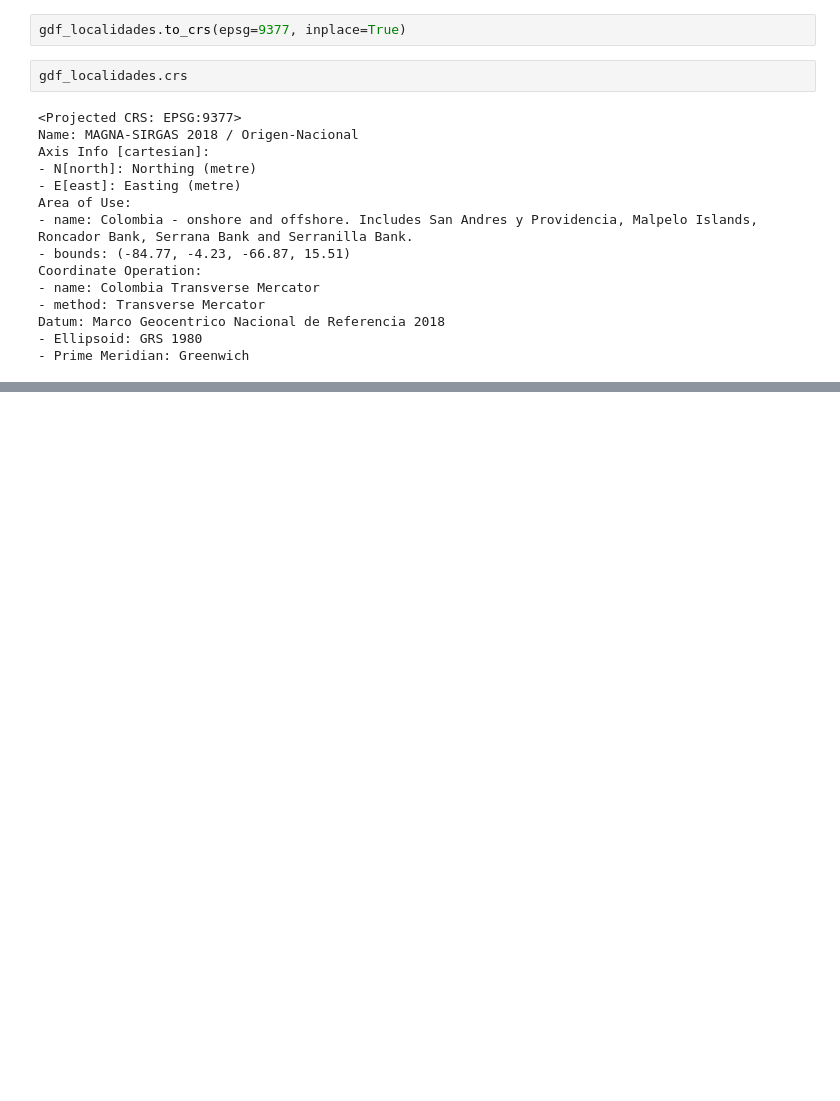
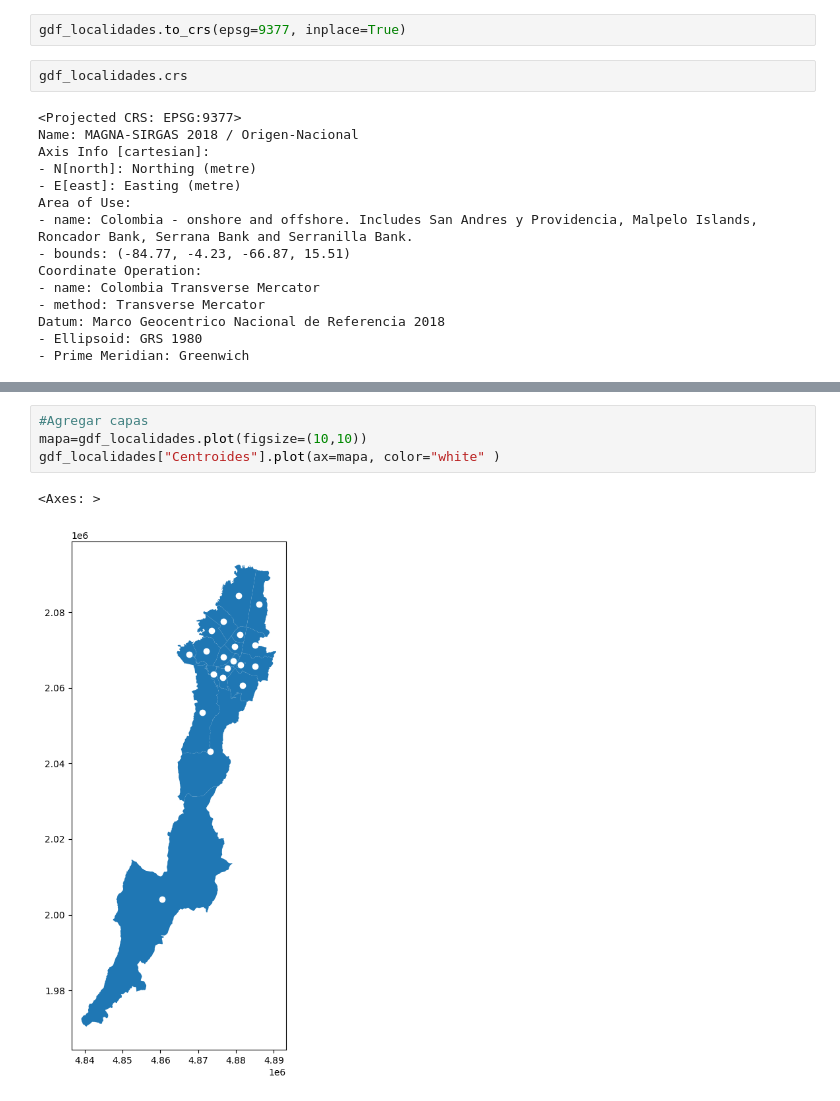
Before and after one commit to galindovil/geopandas, a Jupyter notebook: IntroGeopandas2024_04_29.ipynb, the cells around one changed output, grey strips where cells are left out. Cells and saved outputs as stored; diff of their text form; blank space fills up the shorter version.

```diff
--- a/IntroGeopandas2024_04_29.ipynb
+++ b/IntroGeopandas2024_04_29.ipynb
@@ -158,0 +189,7 @@ gdf = gpd.GeoDataFrame(geometry=[punto])
+# %%
+#Agregar capas
+mapa=gdf_localidades.plot(figsize=(10,10))
+gdf_localidades["Centroides"].plot(ax=mapa, color="white" )
+# %% [output]
+<Axes: >
+[figure, added]
```
Also changed, not shown: parts of 12 cells of this notebook.
